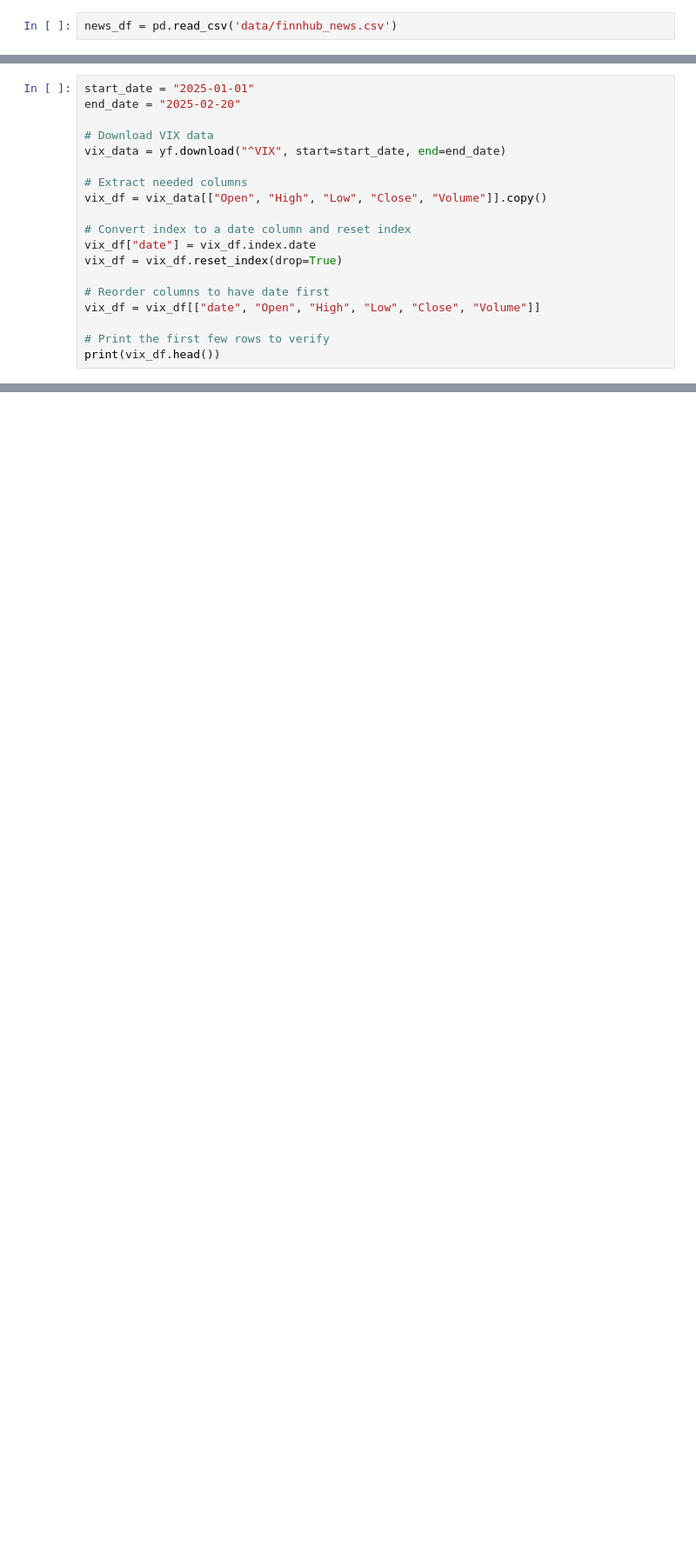
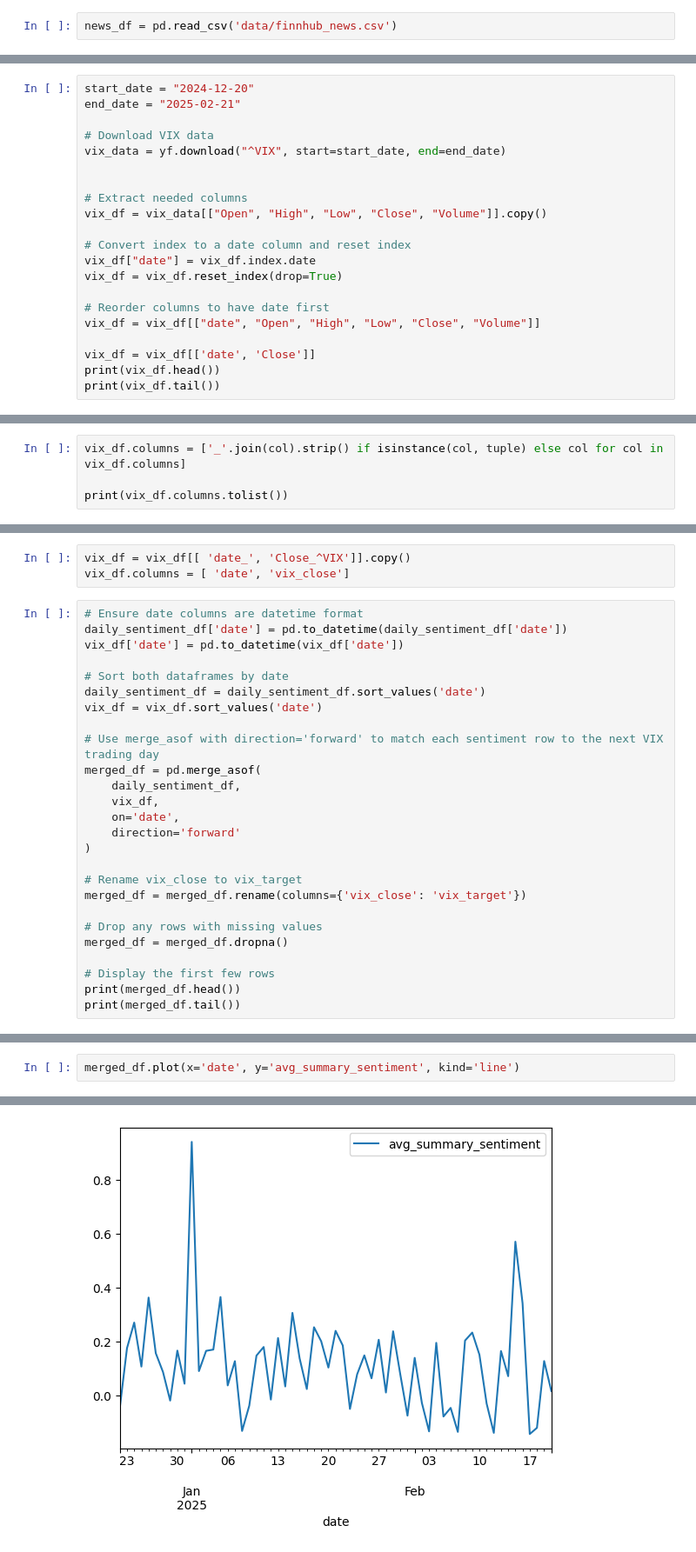
Before and after one commit to DylanSuniaga/VIXNLP, a Jupyter notebook: finnhub_news/main.ipynb, the cells around one changed output, grey strips where cells are left out. Shown: that part at 87% size. Cells and saved outputs as stored; diff of their text form; blank space fills up the shorter version.

```diff
--- a/finnhub_news/main.ipynb
+++ b/finnhub_news/main.ipynb
@@ -160,9 +199,10 @@ date
 # %%
-start_date = "2025-01-01"
-end_date = "2025-02-20"
+start_date = "2024-12-20"
+end_date = "2025-02-21"
 
 # Download VIX data
 vix_data = yf.download("^VIX", start=start_date, end=end_date)
+
 
 # Extract needed columns
 vix_df = vix_data[["Open", "High", "Low", "Close", "Volume"]].copy()
@@ -174,6 +214,7 @@ vix_df = vix_df.reset_index(drop=True)
 # Reorder columns to have date first
 vix_df = vix_df[["date", "Open", "High", "Low", "Close", "Volume"]]
 
-# Print the first few rows to verify
+vix_df = vix_df[['date', 'Close']]
 print(vix_df.head())
+print(vix_df.tail())
 # %% [output]
@@ -188,0 +236,4 @@ Ticker                   ^VIX       ^VIX       ^VIX       ^VIX   ^VIX
+# %%
+vix_df.columns = ['_'.join(col).strip() if isinstance(col, tuple) else col for col in vix_df.columns]
+
+print(vix_df.columns.tolist())
@@ -188,0 +242,29 @@ Ticker                   ^VIX       ^VIX       ^VIX       ^VIX   ^VIX
+# %%
+vix_df = vix_df[[ 'date_', 'Close_^VIX']].copy()
+vix_df.columns = [ 'date', 'vix_close']
+# %%
+# Ensure date columns are datetime format
+daily_sentiment_df['date'] = pd.to_datetime(daily_sentiment_df['date'])
+vix_df['date'] = pd.to_datetime(vix_df['date'])
+
+# Sort both dataframes by date
+daily_sentiment_df = daily_sentiment_df.sort_values('date')
+vix_df = vix_df.sort_values('date')
+
+# Use merge_asof with direction='forward' to match each sentiment row to the next VIX trading day
+merged_df = pd.merge_asof(
+    daily_sentiment_df,
+    vix_df,
+    on='date',
+    direction='forward'
+)
+
+# Rename vix_close to vix_target
+merged_df = merged_df.rename(columns={'vix_close': 'vix_target'})
+
+# Drop any rows with missing values
+merged_df = merged_df.dropna()
+
+# Display the first few rows
+print(merged_df.head())
+print(merged_df.tail())
@@ -188,0 +298,3 @@ Ticker                   ^VIX       ^VIX       ^VIX       ^VIX   ^VIX
+# %%
+merged_df.plot(x='date', y='avg_summary_sentiment', kind='line')
+# %% [output]
@@ -188,0 +302 @@ Ticker                   ^VIX       ^VIX       ^VIX       ^VIX   ^VIX
+[figure, added]
```
Also changed, not shown: parts of 13 cells of this notebook, 3 other files.
